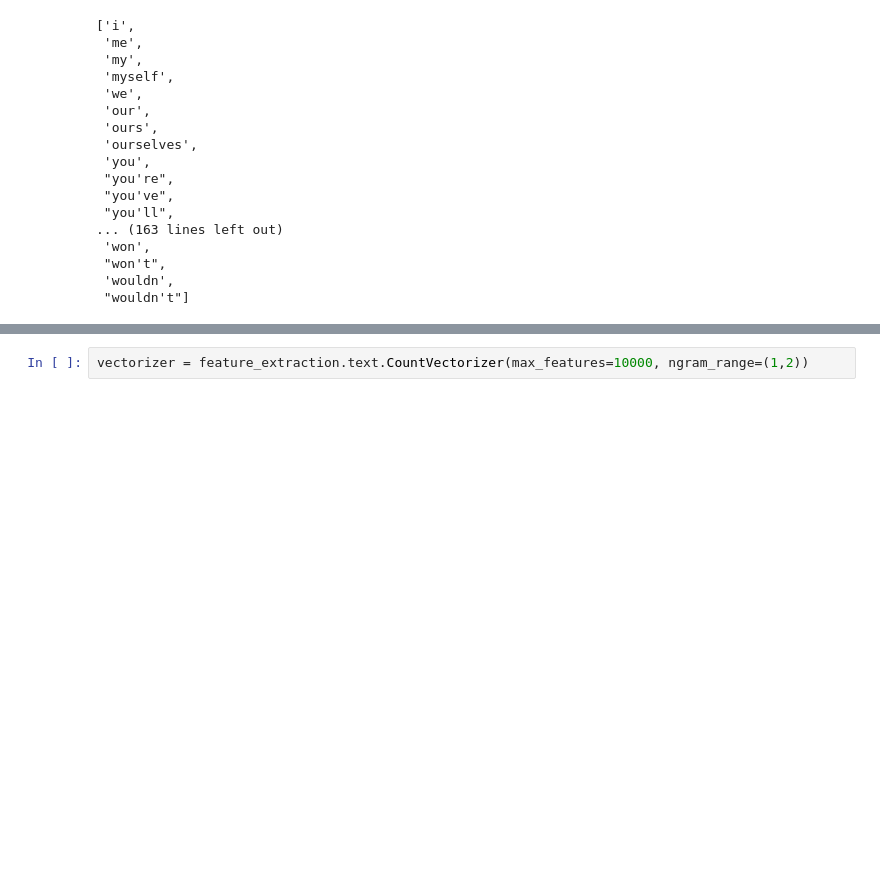
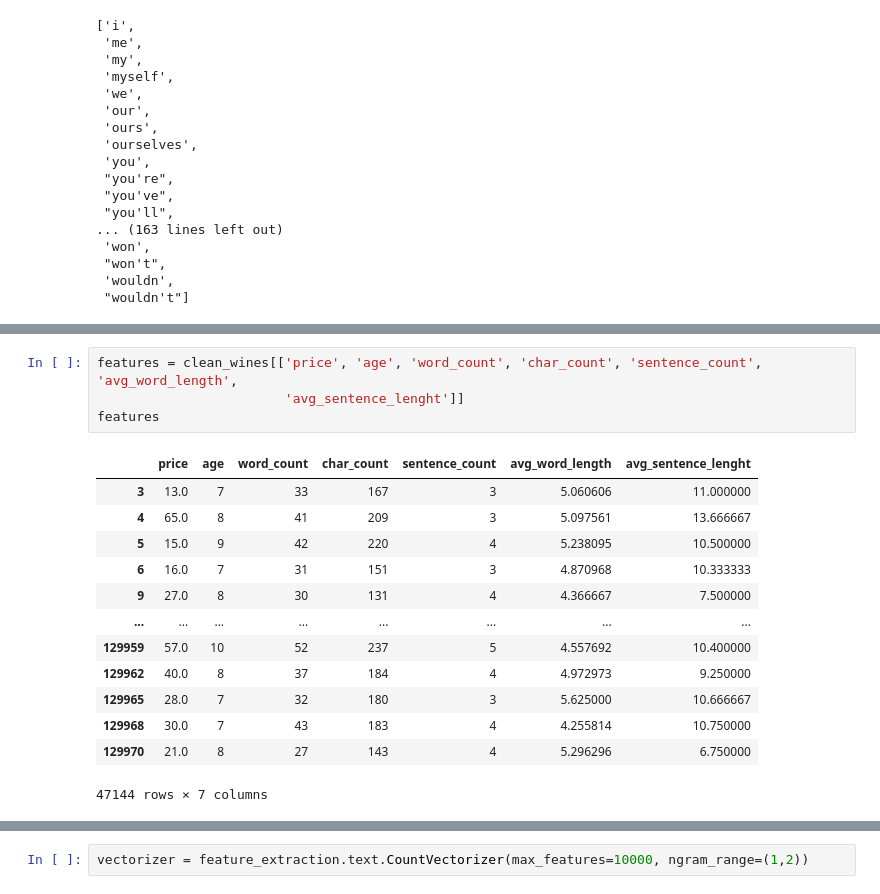
Before and after one commit to rahilanath/Final_Project, a Jupyter notebook: text_analysis.ipynb, the cells around one changed output, grey strips where cells are left out. Cells and saved outputs as stored; diff of their text form; blank space fills up the shorter version.

```diff
--- a/text_analysis.ipynb
+++ b/text_analysis.ipynb
@@ -210 +230,19 @@ clean_wines.head()
+# %%
+features = clean_wines[['price', 'age', 'word_count', 'char_count', 'sentence_count', 'avg_word_length',
+                        'avg_sentence_lenght']]
+features
+# %% [output]
+|  | price | age | word_count | char_count | sentence_count | avg_word_length | avg_sentence_lenght |
+| 3 | 13.0 | 7 | 33 | 167 | 3 | 5.060606 | 11.000000 |
+| 4 | 65.0 | 8 | 41 | 209 | 3 | 5.097561 | 13.666667 |
+| 5 | 15.0 | 9 | 42 | 220 | 4 | 5.238095 | 10.500000 |
+| 6 | 16.0 | 7 | 31 | 151 | 3 | 4.870968 | 10.333333 |
+| 9 | 27.0 | 8 | 30 | 131 | 4 | 4.366667 | 7.500000 |
+| ... | ... | ... | ... | ... | ... | ... | ... |
+| 129959 | 57.0 | 10 | 52 | 237 | 5 | 4.557692 | 10.400000 |
+| 129962 | 40.0 | 8 | 37 | 184 | 4 | 4.972973 | 9.250000 |
+| 129965 | 28.0 | 7 | 32 | 180 | 3 | 5.625000 | 10.666667 |
+| 129968 | 30.0 | 7 | 43 | 183 | 4 | 4.255814 | 10.750000 |
+| 129970 | 21.0 | 8 | 27 | 143 | 4 | 5.296296 | 6.750000 |
+47144 rows × 7 columns
 # %%
```
Also changed, not shown: parts of 13 cells of this notebook, 3 other files.
